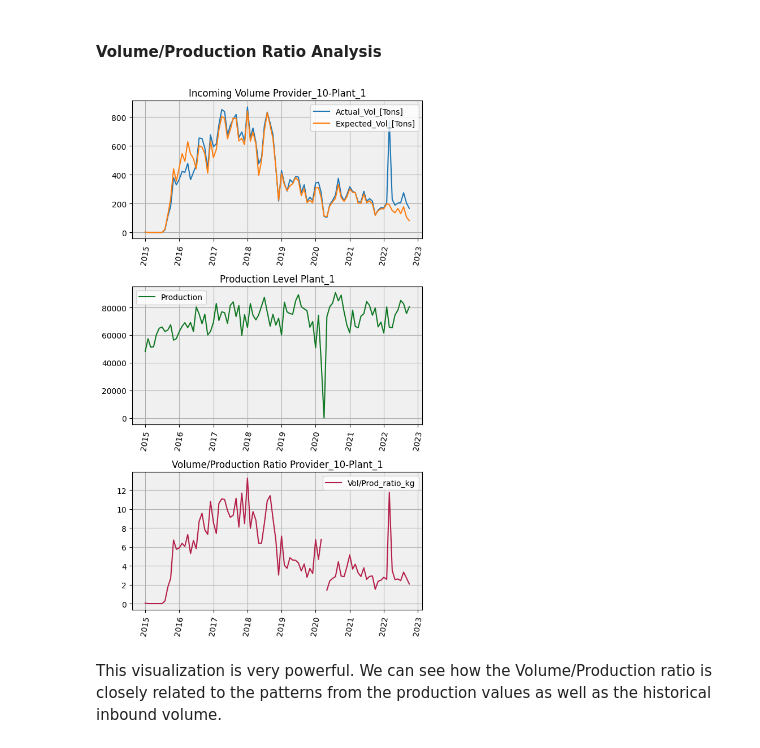
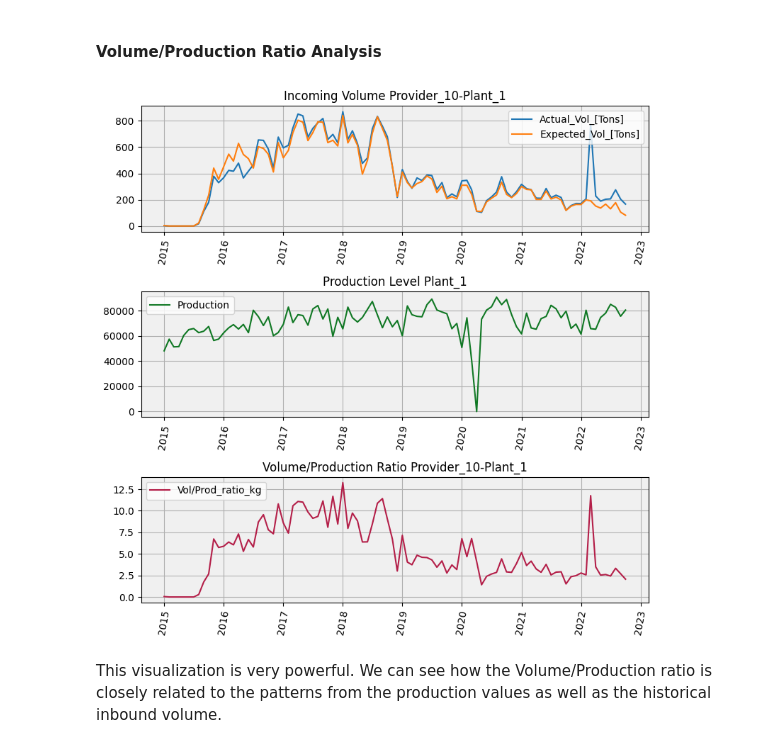
Before and after one commit to john2408/project_data_analytics, a Jupyter notebook: reports/report.ipynb, the cells around one changed output. Cells and saved outputs as stored; diff of their text form; code cells hidden in the pictures.

```diff
--- a/reports/report.ipynb
+++ b/reports/report.ipynb
@@ -210,9 +210,9 @@ df_ratio_gold = generate_vol_prod_ratio_gold(df_vol_gold=df_vol_gold, df_prod=df
 #### Volume/Production Ratio Analysis
 # %%
 ts_key = 'Provider_10-Plant_1'
-plot_ratio_vol_prod(ts_key=ts_key, df_ratio=df_ratio_gold)
+plot_ratio_vol_prod(ts_key=ts_key, df_ratio=df_ratio_gold, figsize=(8, 8))
 # %% [output]
-[figure, old version]
+[figure, new version]
 # %% [markdown]
 This visualization is very powerful. We can see how the Volume/Production ratio is closely related to the patterns from the production values as well as the historical inbound volume.
 # %% [markdown]
```
Also changed, not shown: parts of 19 cells of this notebook, 15 other files.
